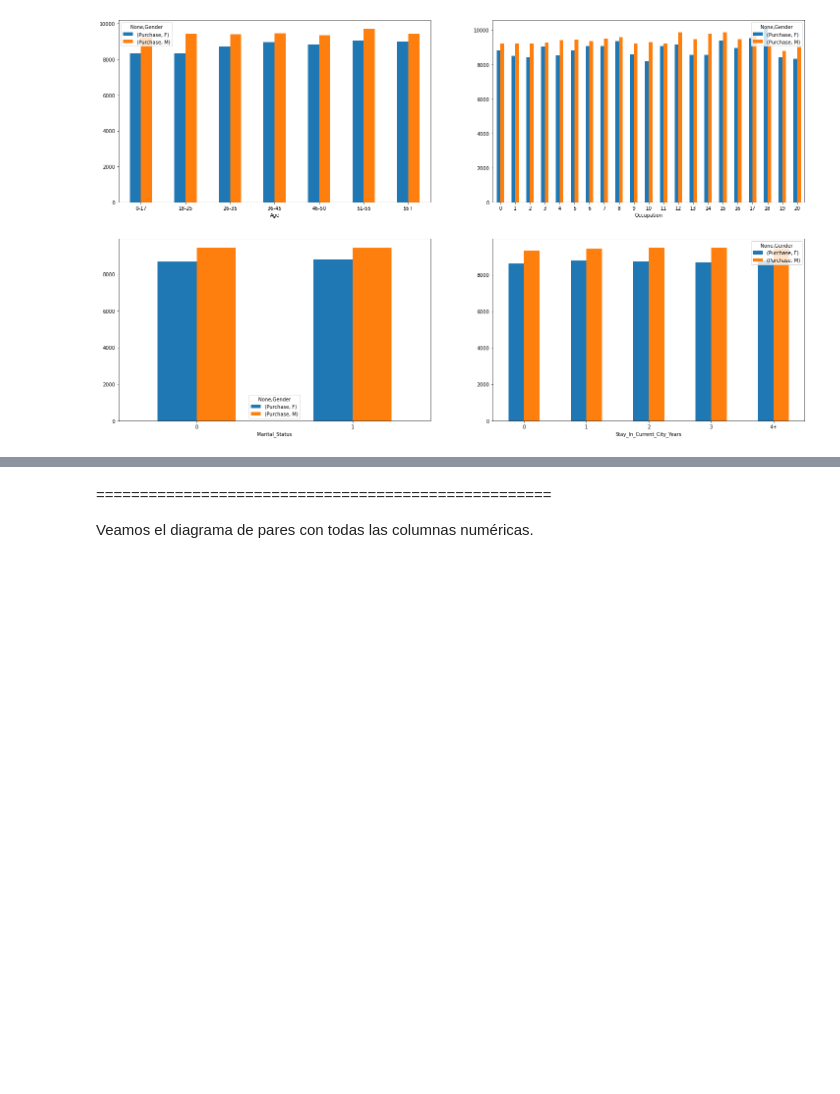
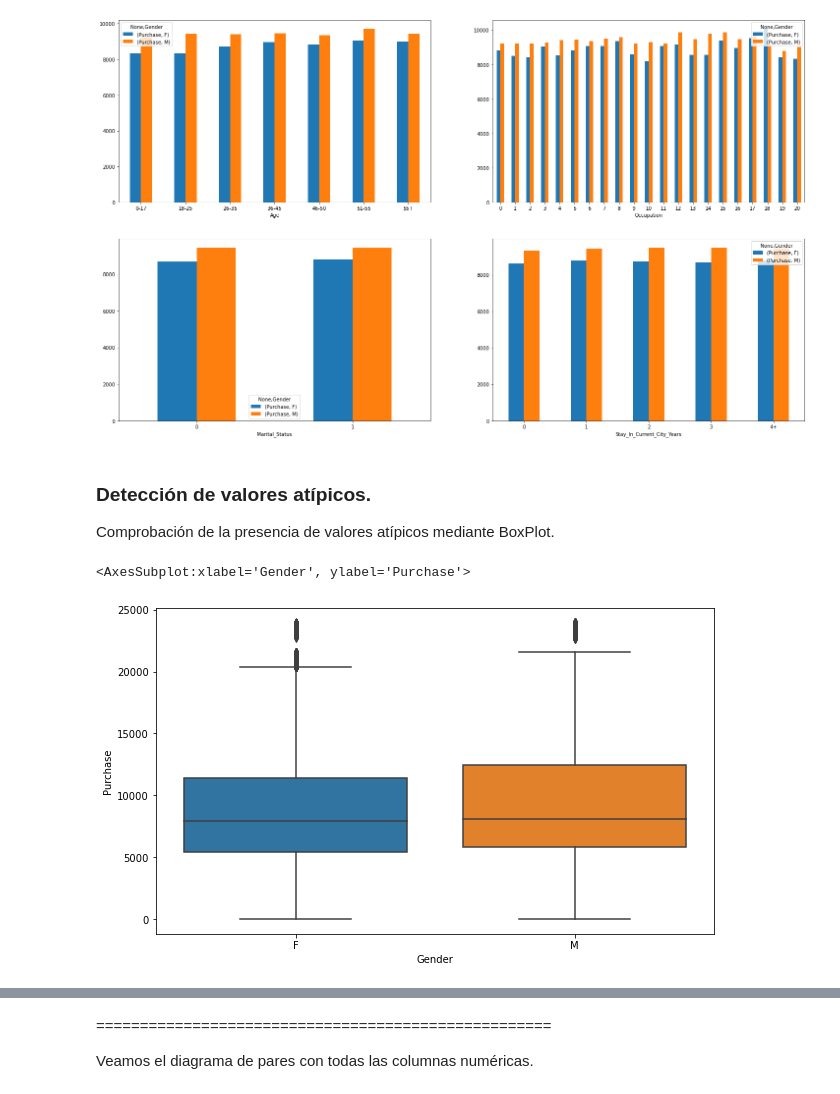
Before and after one commit to criss201x/an-lisis_de_compras_con_algoritmos_de_aprendizaje_automatico, a Jupyter notebook: purchases.ipynb, the cells around one changed output, grey strips where cells are left out. Cells and saved outputs as stored; diff of their text form; code cells hidden in the pictures; blank space fills up the shorter version.

```diff
--- a/purchases.ipynb
+++ b/purchases.ipynb
@@ -266,3 +287,14 @@ df_sales.groupby(["Stay_In_Current_City_Years","Gender"])[["Purchase"]].mean().u
 # %% [output]
 <AxesSubplot:xlabel='Stay_In_Current_City_Years'>
 [figure]
+# %% [markdown]
+### **Detección de valores atípicos.**
+
+Comprobación de la presencia de valores atípicos mediante BoxPlot.
+# %%
+plt.figure(figsize=(10, 6))
+sns.boxplot(data=df_sales, x="Gender", y="Purchase")
+# Usando boxplot podemos detectar la presencia de valores atípicos en los datos.
+# %% [output]
+<AxesSubplot:xlabel='Gender', ylabel='Purchase'>
+[figure, added]
```
Also changed, not shown: parts of 55 cells of this notebook.
